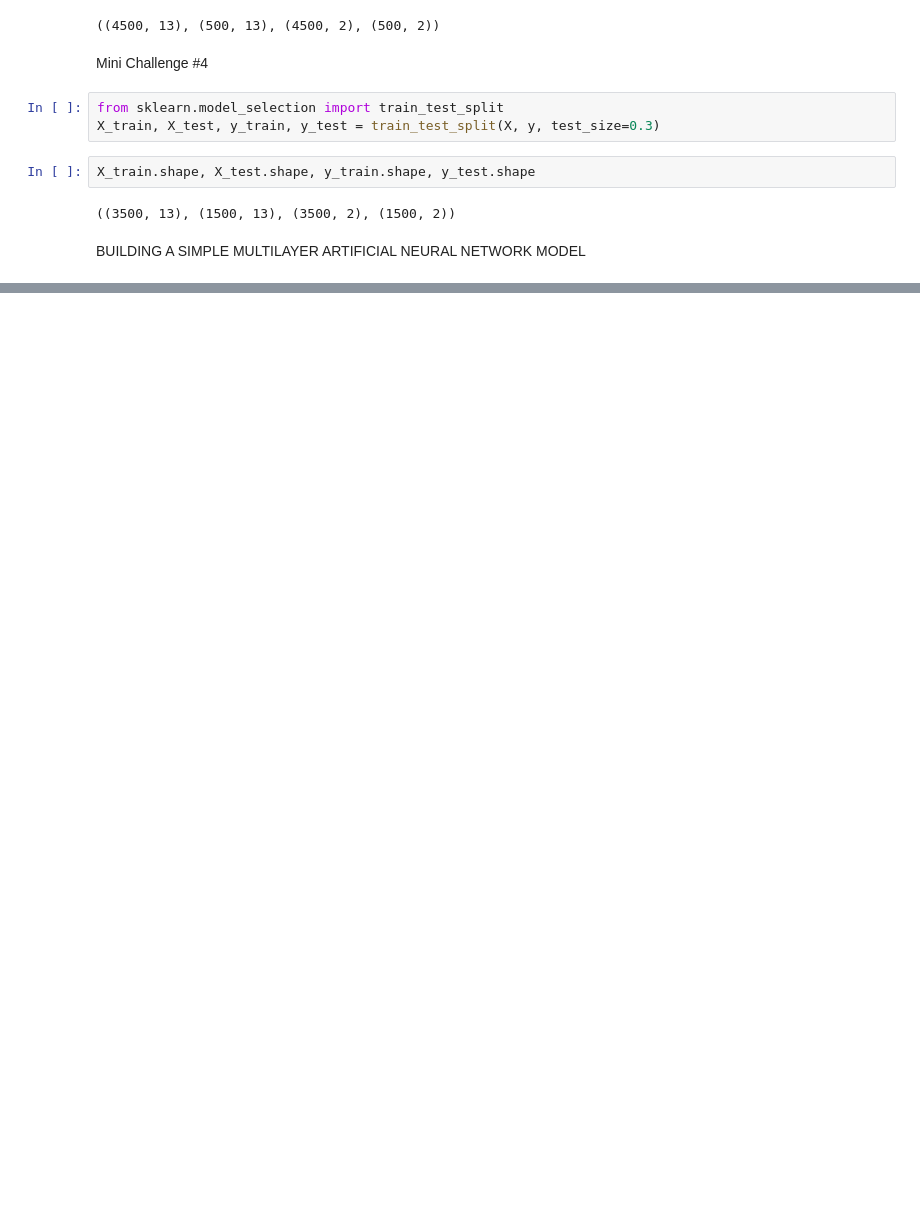
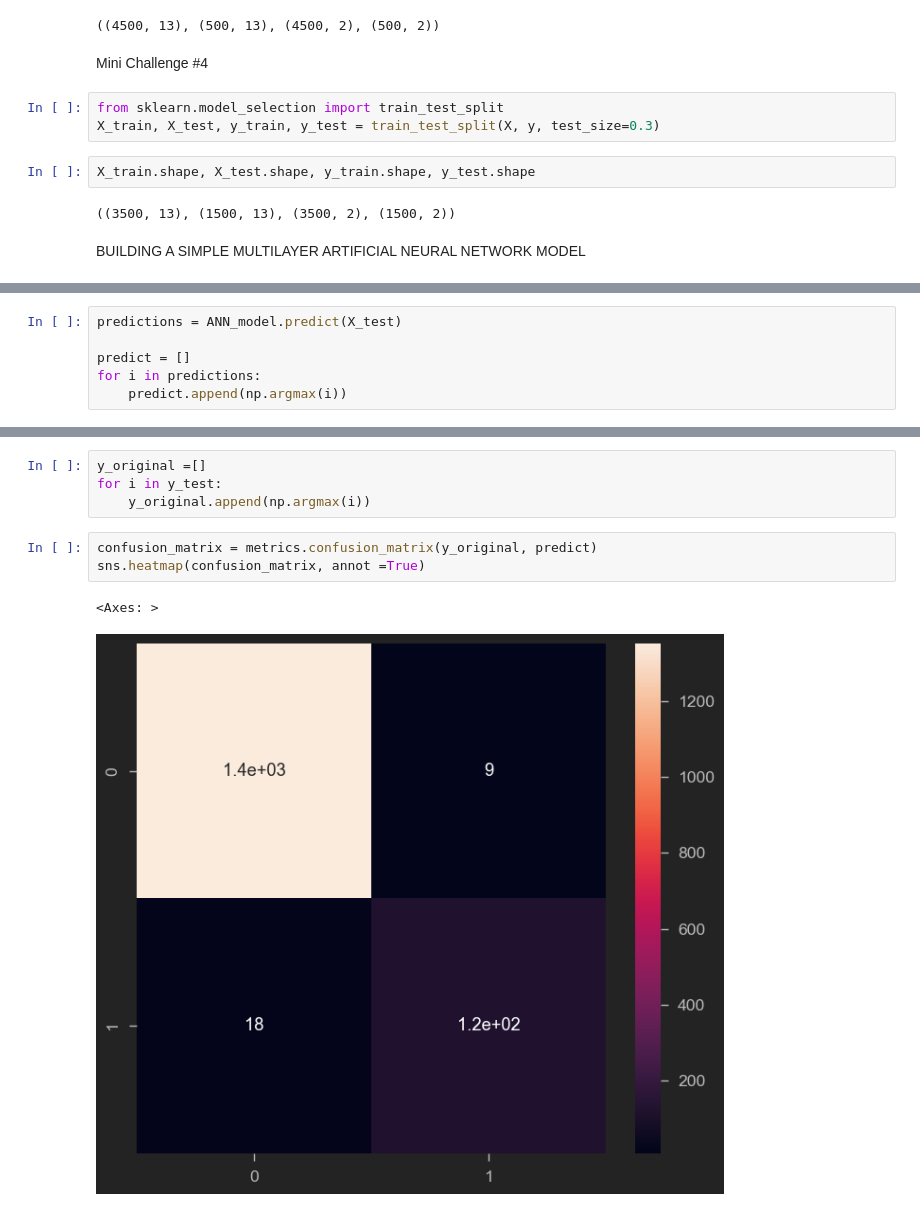
Before and after one commit to asha8411p/Bank-Loan-Approval-Prediction, a Jupyter notebook: BankLoanApproval.ipynb, the cells around one changed output, grey strips where cells are left out. Cells and saved outputs as stored; diff of their text form; blank space fills up the shorter version.

```diff
--- a/BankLoanApproval.ipynb
+++ b/BankLoanApproval.ipynb
@@ -509,0 +576,6 @@ _________________________________________________________________
+# %%
+predictions = ANN_model.predict(X_test)
+
+predict = []
+for i in predictions:
+    predict.append(np.argmax(i))
@@ -509,0 +591,10 @@ _________________________________________________________________
+# %%
+y_original =[]
+for i in y_test:
+    y_original.append(np.argmax(i))
+# %%
+confusion_matrix = metrics.confusion_matrix(y_original, predict)
+sns.heatmap(confusion_matrix, annot =True)
+# %% [output]
+<Axes: >
+[figure, added]
```
Also changed, not shown: parts of 12 cells of this notebook.
